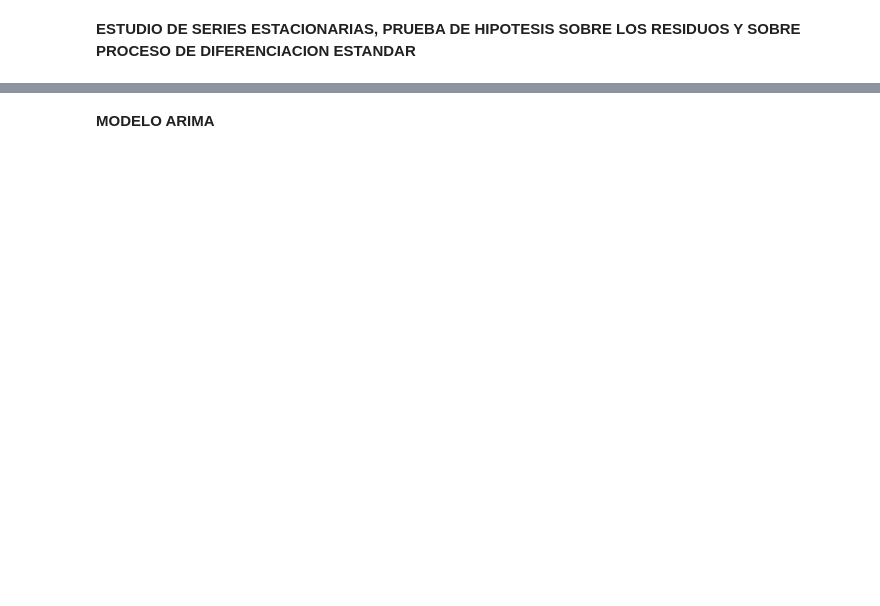
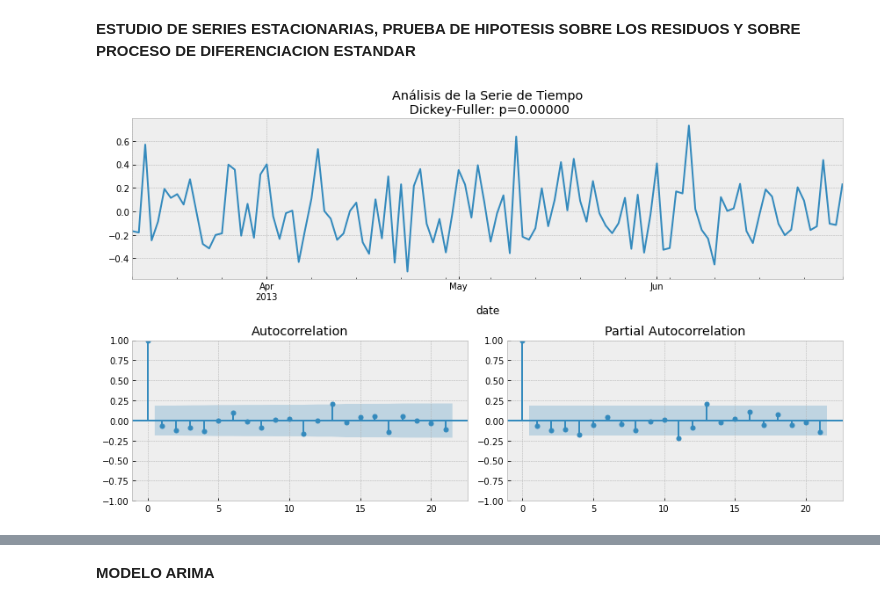
Before and after one commit to AgustinSt1990/tp_final, a Jupyter notebook: TP_FINAL_Machine_Learning.ipynb, the cells around one changed output, grey strips where cells are left out. Cells and saved outputs as stored; diff of their text form; code cells hidden in the pictures; blank space fills up the shorter version.

```diff
--- a/TP_FINAL_Machine_Learning.ipynb
+++ b/TP_FINAL_Machine_Learning.ipynb
@@ -185,0 +155,23 @@ NameError: name 'error' is not defined
+# %%
+muestra = vectores['Meat']
+modelos = reg.available_models()
+nombre_modelos = reg.def_models()
+
+for i in range(len(modelos)):
+    modelos[i] = modelos[i](muestra, vector)
+
+df_train, df_test = train_test_split(muestra, shuffle=False)
+
+scores = []
+for i in range(len(modelos)):
+    modelos[i] = modelos[i].fit()
+    y_pred = modelos[i].predict(df_test)
+    if i <= 3: y_pred = np.exp(y_pred) # los primeros 4 modelos predicen sobre el logartimo del target
+    scores.append(np.sqrt(mean_squared_error(df_test[vector.target], y_pred)))
+
+resultados = {}
+results = pd.DataFrame([nombre_modelos, scores]).T
+results.columns = ['Modelo', 'RMSE']
+
+
+optimized_model = modelos[pd.Series(scores).idxmin()]
@@ -186,3 +188,14 @@ NameError: name 'error' is not defined
 # %% [markdown]
 **ESTUDIO DE SERIES ESTACIONARIAS, PRUEBA DE HIPOTESIS SOBRE LOS RESIDUOS Y SOBRE PROCESO DE DIFERENCIACION ESTANDAR**
+# %%
+y_test = df_test['log_Meat']
+y_real = df_test['Meat']
+
+y_pred = optimized_model.predict(df_test)
+
+residuo = y_test - y_pred
+
+arima.params_set_plot(residuo)
+# %% [output]
+[figure, added]
 # %%
```
Also changed, not shown: parts of 20 cells of this notebook, 4 other files.
